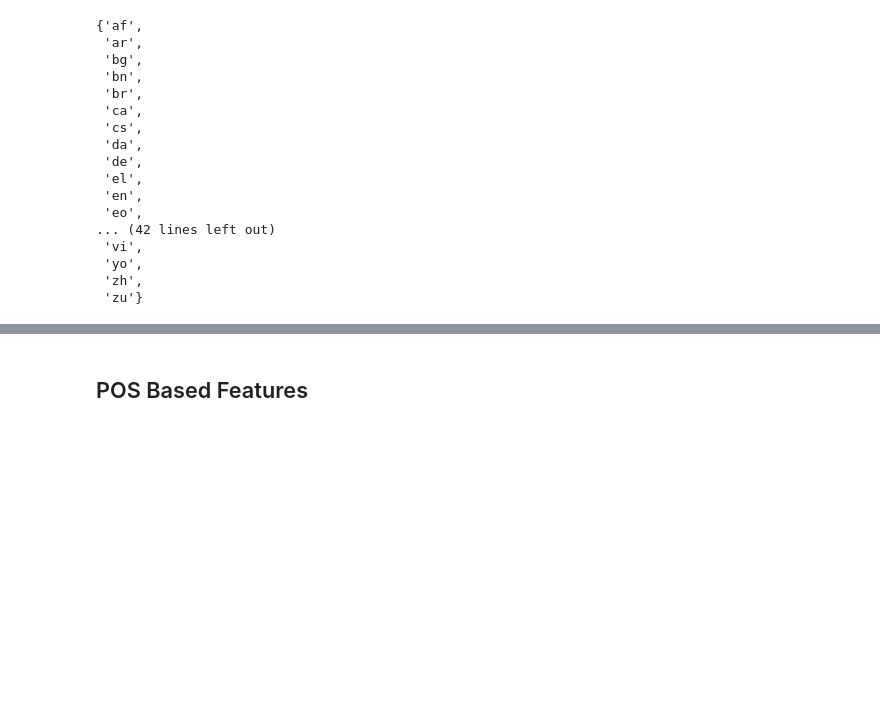
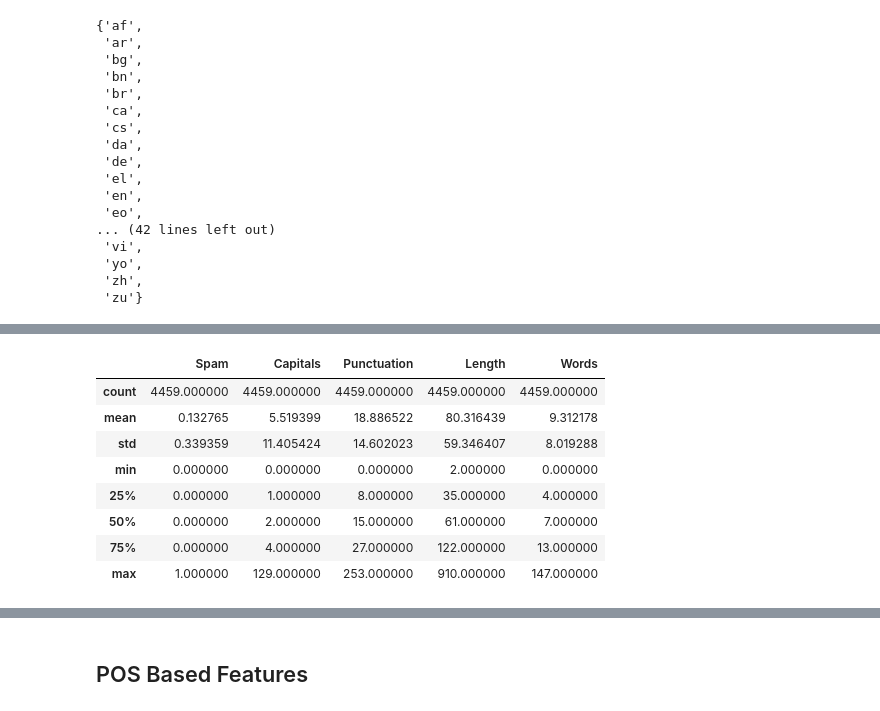
Before and after one commit to rahiakela/advanced-natural-language-processing-with-tensorflow-2, a Jupyter notebook: 1-essentials-of-nlp/1_text_normalization.ipynb, the cells around one changed output, grey strips where cells are left out. Saved outputs shown, nothing was run; the diff lists cells and outputs as text; code cells hidden in the pictures; blank space fills up the shorter version.

```diff
--- a/1-essentials-of-nlp/1_text_normalization.ipynb
+++ b/1-essentials-of-nlp/1_text_normalization.ipynb
@@ -789,3 +805,15 @@ def word_counts(x, pipeline=en):
 # %%
 train['Words'] = train['Message'].apply(word_counts)
 test['Words'] = test['Message'].apply(word_counts)
+# %%
+train.describe()
+# %% [output]
+|  | Spam | Capitals | Punctuation | Length | Words |
+| count | 4459.000000 | 4459.000000 | 4459.000000 | 4459.000000 | 4459.000000 |
+| mean | 0.132765 | 5.519399 | 18.886522 | 80.316439 | 9.312178 |
+| std | 0.339359 | 11.405424 | 14.602023 | 59.346407 | 8.019288 |
+| min | 0.000000 | 0.000000 | 0.000000 | 2.000000 | 0.000000 |
+| 25% | 0.000000 | 1.000000 | 8.000000 | 35.000000 | 4.000000 |
+| 50% | 0.000000 | 2.000000 | 15.000000 | 61.000000 | 7.000000 |
+| 75% | 0.000000 | 4.000000 | 27.000000 | 122.000000 | 13.000000 |
+| max | 1.000000 | 129.000000 | 253.000000 | 910.000000 | 147.000000 |
```
Also changed, not shown: parts of 53 cells of this notebook.
